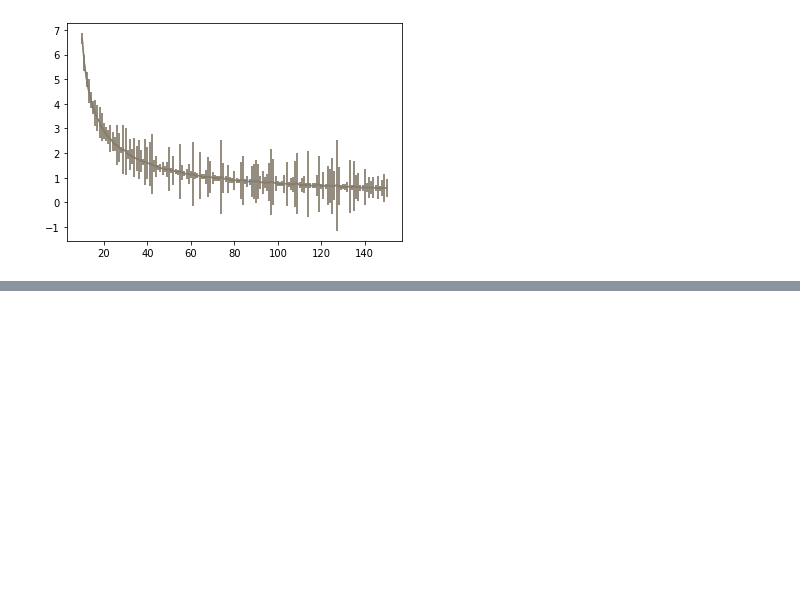
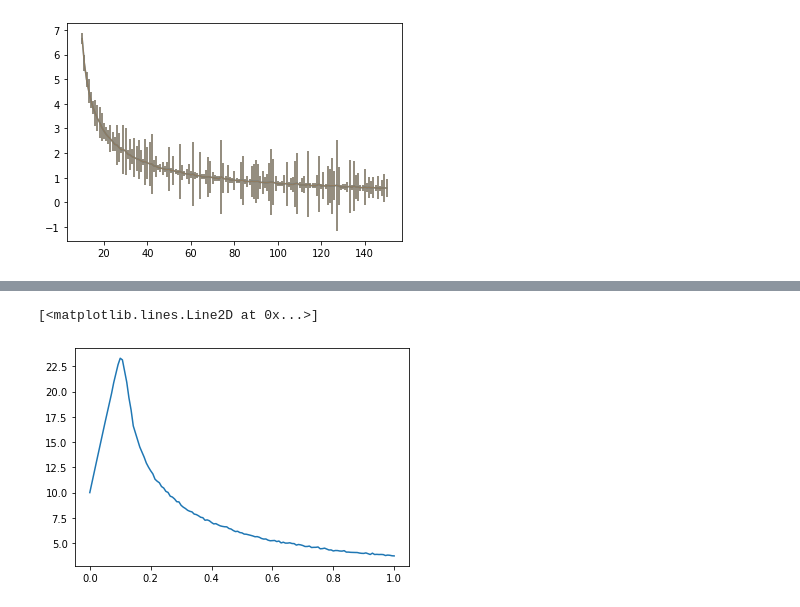
Before and after one commit to Zelenyy/phd-code, a Jupyter notebook: notebooks/16.Sattelite.ipynb, the cells around one changed output, grey strips where cells are left out. Drawn from its saved outputs; the diff is of its cells as text; code cells hidden in the pictures; blank space fills up the shorter version.

```diff
--- a/notebooks/16.Sattelite.ipynb
+++ b/notebooks/16.Sattelite.ipynb
@@ -132,0 +132,3 @@ array([-0., -0., -0., -0., -0., -0., -0., -0., -0., -0., -0., -0., -0.,
+# %%
+%%time
+grid_inter = RegularGridInterpolator((energy, theta, shift), data_mesh)
@@ -132,0 +138,8 @@ array([-0., -0., -0., -0., -0., -0., -0., -0., -0., -0., -0., -0., -0.,
+# %%
+x = np.zeros(shape=(energy.size, 3))
+x[:, 0] = energy
+x[:, 1] = 0.9
+plt.plot(energy, grid_inter(x))
+# %% [output]
+[<matplotlib.lines.Line2D at 0x...>]
+[figure, added]
```
Also changed, not shown: parts of 22 cells of this notebook, 3 other files.
